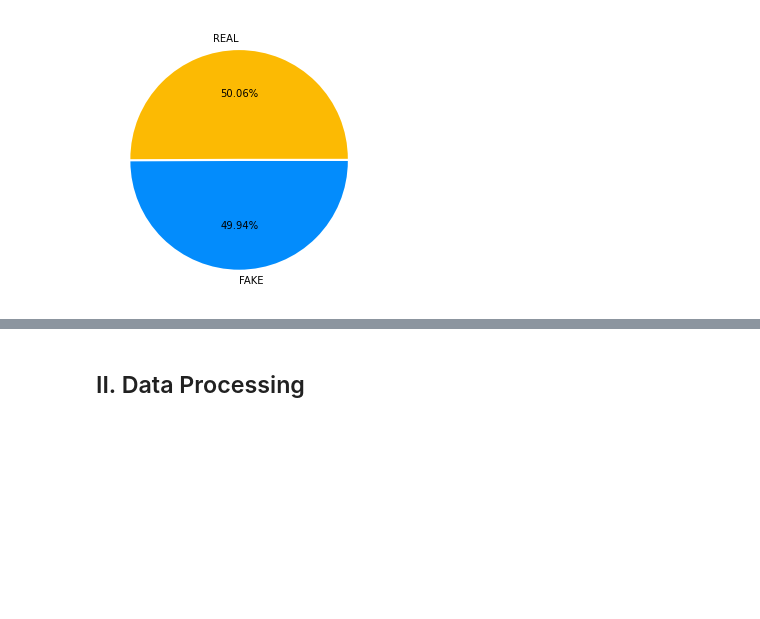
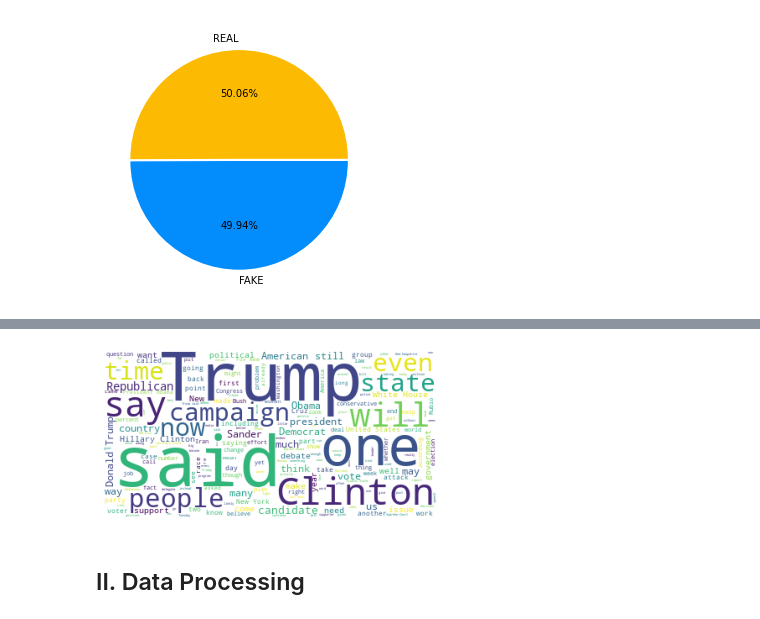
Before and after one commit to William-0320/COMP562-Final-Project, a Jupyter notebook: src/COMP562_Final_Proj.ipynb, the cells around one changed output, grey strips where cells are left out. Drawn from its saved outputs; the diff is of its cells as text; code cells hidden in the pictures; blank space fills up the shorter version.

```diff
--- a/src/COMP562_Final_Proj.ipynb
+++ b/src/COMP562_Final_Proj.ipynb
@@ -68,3 +103,12 @@ It is reasonable to conclude that the dataset is balanced based on the pie chart
+# %%
+# Word cloud for real news
+words = " ".join(text for text in df[df.label=='REAL'].text.astype(str))
+wordcloud = WordCloud(stopwords=STOPWORDS, background_color ='white').generate(words)
+plt.imshow(wordcloud)
+plt.axis("off")
+plt.show()
+# %% [output]
+[figure, added]
 # %% [markdown]
 ## II. Data Processing
 # %% [markdown]
```
Also changed, not shown: parts of 20 cells of this notebook, 1 other file.
